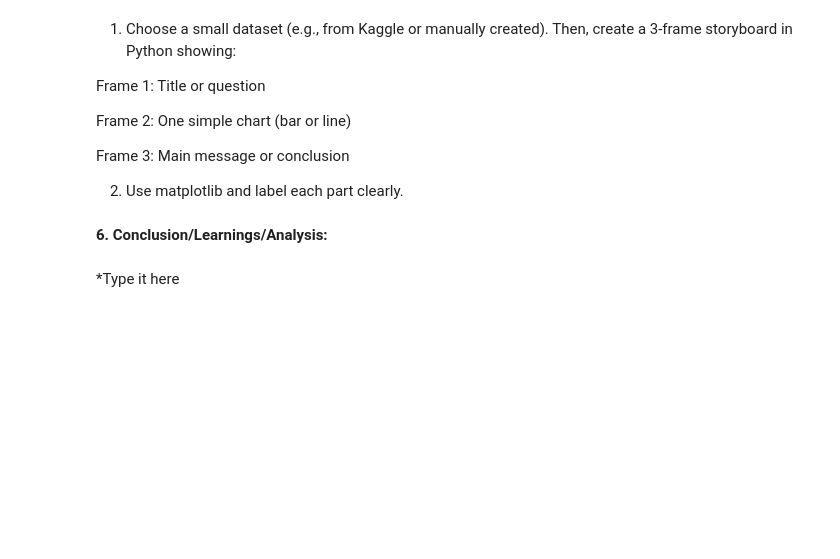
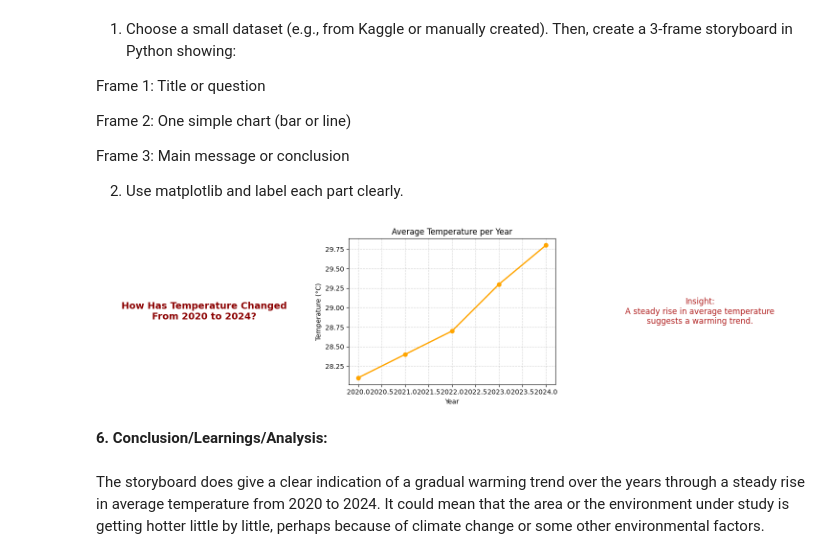
Before and after one commit to Monamin1/OOP-school-rep, a Jupyter notebook: Hands_On_Activity_11___Storyboarding_Your_Data_Story.ipynb, the cells around one changed output. Saved outputs shown, nothing was run; the diff lists cells and outputs as text; code cells hidden in the pictures; blank space fills up the shorter version.

Commit message:
modified:   Hands_On_Activity_11___Storyboarding_Your_Data_Story.ipynb 	new file:   Hands_On_Activity_14___Telling_the_Truth_with_Data_Visualization.ipynb

```diff
--- a/Hands_On_Activity_11___Storyboarding_Your_Data_Story.ipynb
+++ b/Hands_On_Activity_11___Storyboarding_Your_Data_Story.ipynb
@@ -100,4 +98,40 @@ Frame 3: Main message or conclusion
+# %%
+#Code here
+
+# Import libraries
+import matplotlib.pyplot as plt
+
+# Sample dataset: Average yearly temperature (°C)
+years = [2020, 2021, 2022, 2023, 2024]
+avg_temp = [28.1, 28.4, 28.7, 29.3, 29.8]
+
+# Create a storyboard using subplots
+fig, axes = plt.subplots(1, 3, figsize=(15, 4))
+
+# Frame 1: Title / Question
+axes[0].text(0.5, 0.5, "How Has Temperature Changed\nFrom 2020 to 2024?",
+             ha='center', va='center', fontsize=14, fontweight='bold', color='darkred')
+axes[0].axis("off")
+
+# Frame 2: Simple Chart (Line)
+axes[1].plot(years, avg_temp, marker='o', color='orange', linewidth=2)
+axes[1].set_title("Average Temperature per Year", fontsize=12)
+axes[1].set_xlabel("Year")
+axes[1].set_ylabel("Temperature (°C)")
+axes[1].grid(True, linestyle='--', alpha=0.5)
+
+# Frame 3: Main Message / Conclusion
+axes[2].text(0.5, 0.5,
+             "Insight:\nA steady rise in average temperature\nsuggests a warming trend.",
+             ha='center', va='center', fontsize=12, color='firebrick')
+axes[2].axis("off")
+
+# Adjust layout and show
+plt.tight_layout()
+plt.show()
+# %% [output]
+[figure, added]
 # %% [markdown]
 **6. Conclusion/Learnings/Analysis:**
-# %% [markdown]
-*Type it here
+# %% [markdown]
+The storyboard does give a clear indication of a gradual warming trend over the years through a steady rise in average temperature from 2020 to 2024. It could mean that the area or the environment under study is getting hotter little by little, perhaps because of climate change or some other environmental factors.
```
Also changed, not shown: parts of 2 cells of this notebook, 1 other file.
